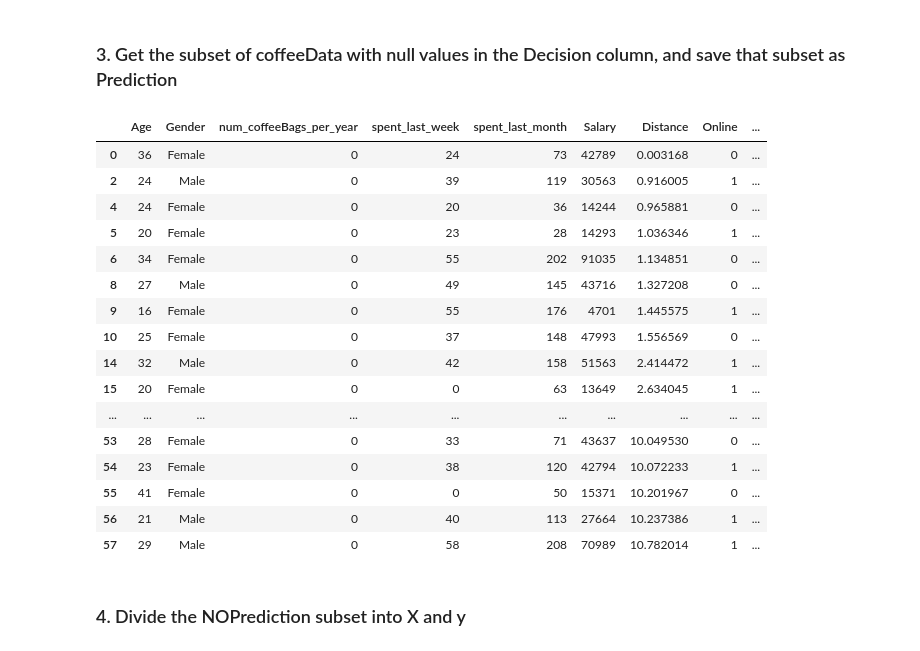
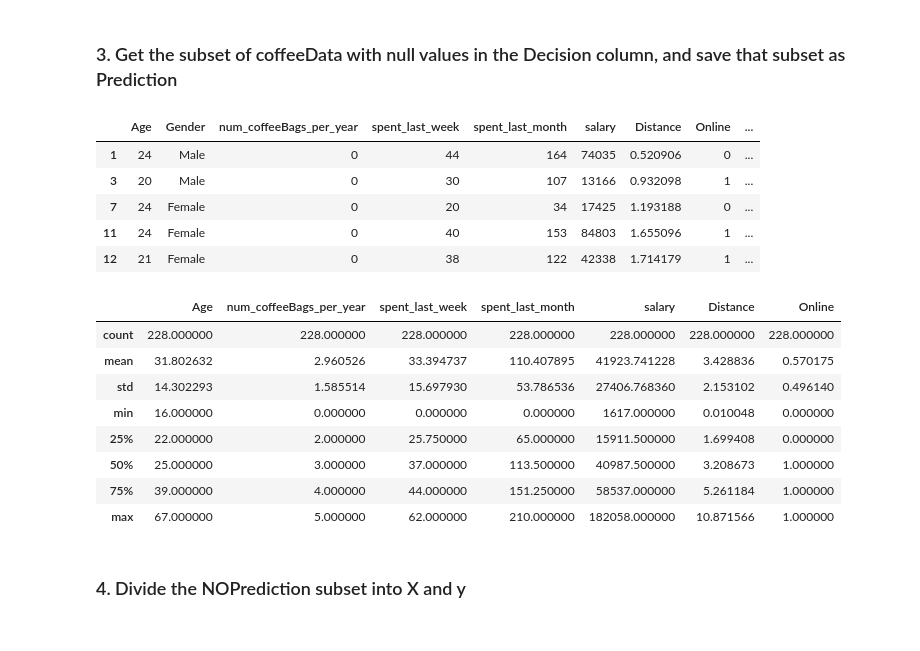
Before and after one commit to thaisangcr7/Case_Study_RR_Diner_Coffee, a Jupyter notebook: Springboard Decision Tree Specialty Coffee Case Study - Tier 1.ipynb, the cells around one changed output. Cells and saved outputs as stored; diff of their text form; code cells hidden in the pictures.

```diff
--- a/Springboard Decision Tree Specialty Coffee Case Study - Tier 1.ipynb
+++ b/Springboard Decision Tree Specialty Coffee Case Study - Tier 1.ipynb
@@ -352,34 +352,33 @@ There appears to be a dividing line that correlates Distance to spent_last_month
 # %%
 # Get just those rows whose value for the Decision column is null. There are lots of ways to do this.
 # One way is to subset on pd.isnull(data['Decision']). Use square brackets, and plug that in as parameter.
 # Store the result in a variable called Prediction
 # Call a head() on the result to see it's worked out alright
-#Prediction = df[pd.isnull(df["Decision"])]
-#Prediction.head()
+Prediction = df[pd.isnull(df["Decision"])]
+Prediction.head()
 #Prediction = df[df['Decision'].isnull()]
 #Prediction.head()
 # Get just those rows whose value for the Decision column is null
-df.head(40)
 # %% [output]
-|  | Age | Gender | num_coffeeBags_per_year | spent_last_week | spent_last_month | Salary | Distance | Online | ... |
-| 0 | 36 | Female | 0 | 24 | 73 | 42789 | 0.003168 | 0 | ... |
-| 2 | 24 | Male | 0 | 39 | 119 | 30563 | 0.916005 | 1 | ... |
-| 4 | 24 | Female | 0 | 20 | 36 | 14244 | 0.965881 | 0 | ... |
-| 5 | 20 | Female | 0 | 23 | 28 | 14293 | 1.036346 | 1 | ... |
-| 6 | 34 | Female | 0 | 55 | 202 | 91035 | 1.134851 | 0 | ... |
-| 8 | 27 | Male | 0 | 49 | 145 | 43716 | 1.327208 | 0 | ... |
-| 9 | 16 | Female | 0 | 55 | 176 | 4701 | 1.445575 | 1 | ... |
-| 10 | 25 | Female | 0 | 37 | 148 | 47993 | 1.556569 | 0 | ... |
-| 14 | 32 | Male | 0 | 42 | 158 | 51563 | 2.414472 | 1 | ... |
-| 15 | 20 | Female | 0 | 0 | 63 | 13649 | 2.634045 | 1 | ... |
-| ... | ... | ... | ... | ... | ... | ... | ... | ... | ... |
-| 53 | 28 | Female | 0 | 33 | 71 | 43637 | 10.049530 | 0 | ... |
-| 54 | 23 | Female | 0 | 38 | 120 | 42794 | 10.072233 | 1 | ... |
-| 55 | 41 | Female | 0 | 0 | 50 | 15371 | 10.201967 | 0 | ... |
-| 56 | 21 | Male | 0 | 40 | 113 | 27664 | 10.237386 | 1 | ... |
-| 57 | 29 | Male | 0 | 58 | 208 | 70989 | 10.782014 | 1 | ... |
+|  | Age | Gender | num_coffeeBags_per_year | spent_last_week | spent_last_month | salary | Distance | Online | ... |
+| 1 | 24 | Male | 0 | 44 | 164 | 74035 | 0.520906 | 0 | ... |
+| 3 | 20 | Male | 0 | 30 | 107 | 13166 | 0.932098 | 1 | ... |
+| 7 | 24 | Female | 0 | 20 | 34 | 17425 | 1.193188 | 0 | ... |
+| 11 | 24 | Female | 0 | 40 | 153 | 84803 | 1.655096 | 1 | ... |
+| 12 | 21 | Female | 0 | 38 | 122 | 42338 | 1.714179 | 1 | ... |
 # %%
 # Call describe() on Prediction
+Prediction.describe()
+# %% [output]
+|  | Age | num_coffeeBags_per_year | spent_last_week | spent_last_month | salary | Distance | Online |
+| count | 228.000000 | 228.000000 | 228.000000 | 228.000000 | 228.000000 | 228.000000 | 228.000000 |
+| mean | 31.802632 | 2.960526 | 33.394737 | 110.407895 | 41923.741228 | 3.428836 | 0.570175 |
+| std | 14.302293 | 1.585514 | 15.697930 | 53.786536 | 27406.768360 | 2.153102 | 0.496140 |
+| min | 16.000000 | 0.000000 | 0.000000 | 0.000000 | 1617.000000 | 0.010048 | 0.000000 |
+| 25% | 22.000000 | 2.000000 | 25.750000 | 65.000000 | 15911.500000 | 1.699408 | 0.000000 |
+| 50% | 25.000000 | 3.000000 | 37.000000 | 113.500000 | 40987.500000 | 3.208673 | 1.000000 |
+| 75% | 39.000000 | 4.000000 | 44.000000 | 151.250000 | 58537.000000 | 5.261184 | 1.000000 |
+| max | 67.000000 | 5.000000 | 62.000000 | 210.000000 | 182058.000000 | 10.871566 | 1.000000 |
 # %% [markdown]
 ### 4. Divide the NOPrediction subset into X and y
 # %%
```
Also changed, not shown: parts of 4 cells of this notebook.
